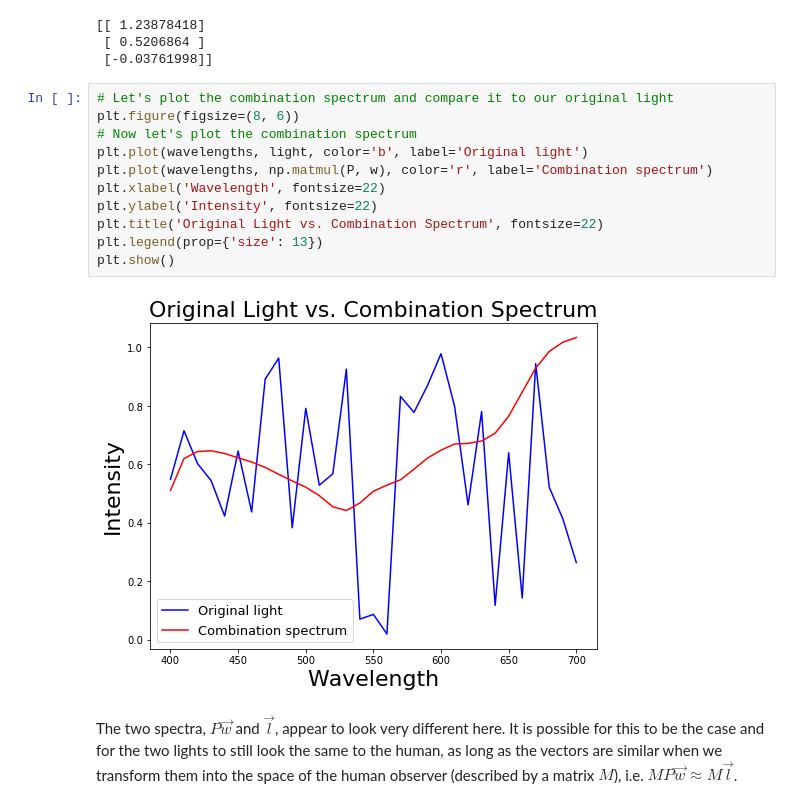
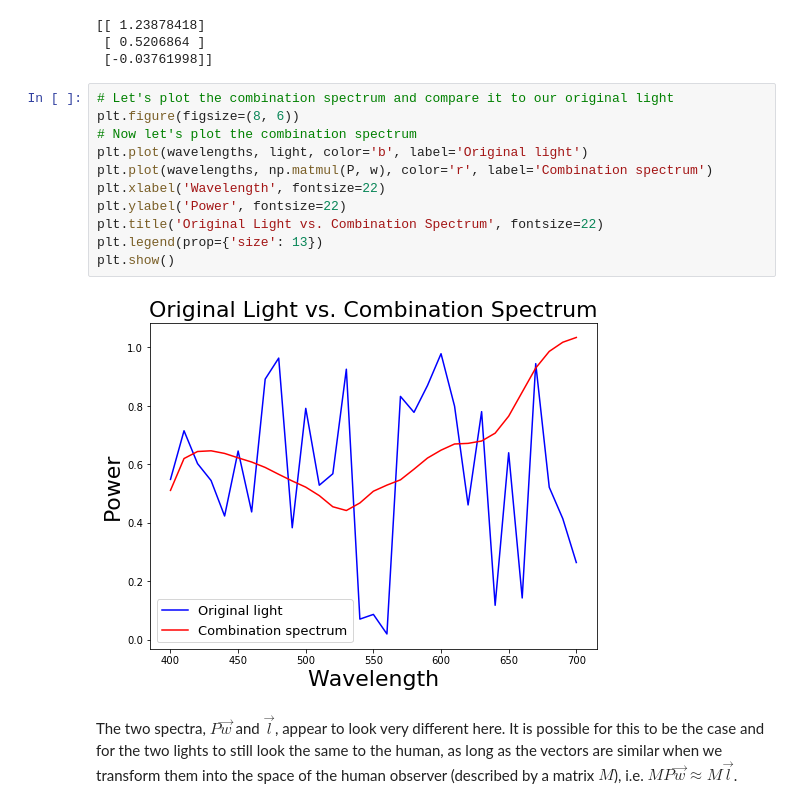
Before and after one commit to rfeinman/hw-mathtools, a Jupyter notebook: hw2_Feinman/hw2.ipynb, the cells around one changed output. Saved outputs shown, nothing was run; the diff lists cells and outputs as text.

```diff
--- a/hw2_Feinman/hw2.ipynb
+++ b/hw2_Feinman/hw2.ipynb
@@ -64,16 +64,16 @@ print w
 # %%
 # Let's plot the combination spectrum and compare it to our original light
 plt.figure(figsize=(8, 6))
 # Now let's plot the combination spectrum
 plt.plot(wavelengths, light, color='b', label='Original light')
 plt.plot(wavelengths, np.matmul(P, w), color='r', label='Combination spectrum')
 plt.xlabel('Wavelength', fontsize=22)
-plt.ylabel('Intensity', fontsize=22)
+plt.ylabel('Power', fontsize=22)
 plt.title('Original Light vs. Combination Spectrum', fontsize=22)
 plt.legend(prop={'size': 13})
 plt.show()
 # %% [output]
-[figure, old version]
+[figure, new version]
 # %% [markdown]
 The two spectra, $P\vec{w}$ and $\vec{l}$, appear to look very different here. It is possible for this to be the case and for the two lights to still look the same to the human, as long as the vectors are similar when we transform them into the space of the human observer (described by a matrix $M$), i.e. $MP\vec{w} \approx M\vec{l}$.
 # %% [markdown]
```
Also changed, not shown: parts of 8 cells of this notebook.
